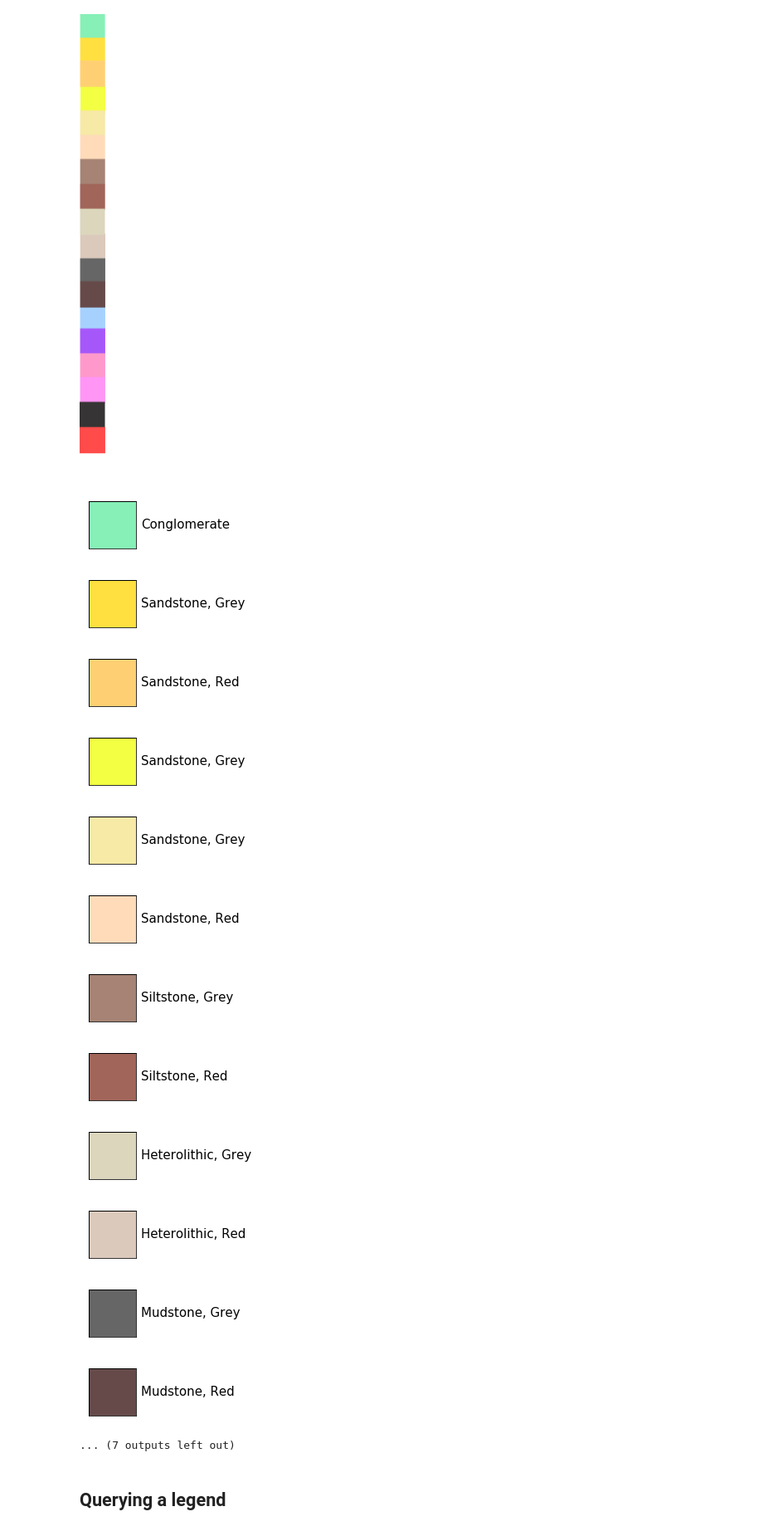
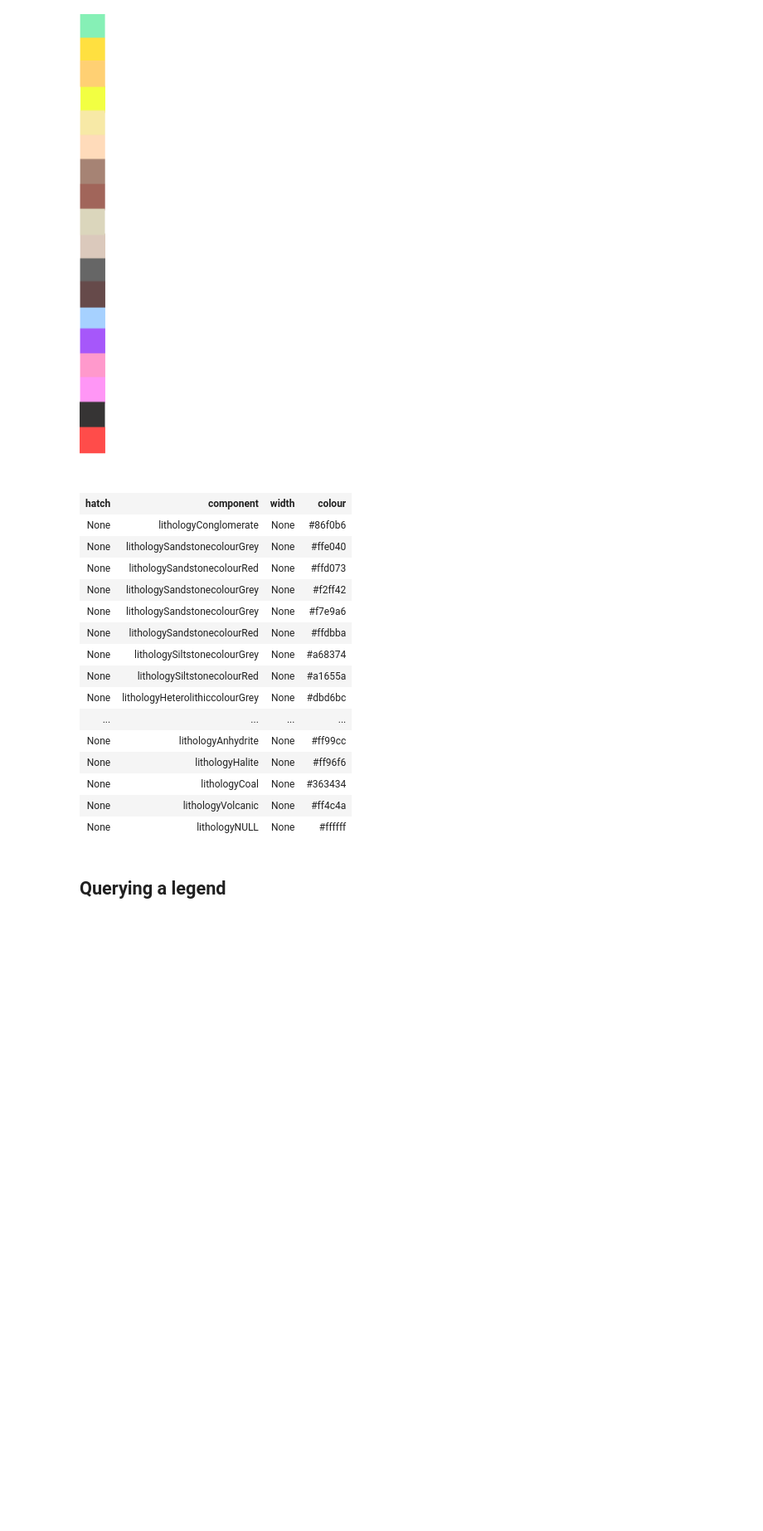
Before and after one commit to agilescientific/striplog, a Jupyter notebook: docs/tutorial/03_Display_objects.ipynb, the cells around one changed output. Shown at 83% size. Cells and saved outputs as stored; diff of their text form; code cells hidden in the pictures; blank space fills up the shorter version.

```diff
--- a/docs/tutorial/03_Display_objects.ipynb
+++ b/docs/tutorial/03_Display_objects.ipynb
@@ -386,21 +376,24 @@ None,
 # %%
 components = [Component({'lithology': l, 'colour': c}) for l, c in zip(liths, colours)]
 # %%
-Legend.from_image('z_Lithology_legend_gapless2.png', components).plot()
+Legend.from_image('z_Lithology_legend_gapless2.png', components)
 # %% [output]
-[figure, removed]
-[figure, removed]
-[figure, removed]
-[figure, removed]
-[figure, removed]
-[figure, removed]
-[figure, removed]
-[figure, removed]
-[figure, removed]
-[figure, removed]
-[figure, removed]
-[figure, removed]
-... (7 outputs left out)
+| hatch | component | width | colour |
+| None | lithologyConglomerate | None | #86f0b6 |
+| None | lithologySandstonecolourGrey | None | #ffe040 |
+| None | lithologySandstonecolourRed | None | #ffd073 |
+| None | lithologySandstonecolourGrey | None | #f2ff42 |
+| None | lithologySandstonecolourGrey | None | #f7e9a6 |
+| None | lithologySandstonecolourRed | None | #ffdbba |
+| None | lithologySiltstonecolourGrey | None | #a68374 |
+| None | lithologySiltstonecolourRed | None | #a1655a |
+| None | lithologyHeterolithiccolourGrey | None | #dbd6bc |
+| ... | ... | ... | ... |
+| None | lithologyAnhydrite | None | #ff99cc |
+| None | lithologyHalite | None | #ff96f6 |
+| None | lithologyCoal | None | #363434 |
+| None | lithologyVolcanic | None | #ff4c4a |
+| None | lithologyNULL | None | #ffffff |
 # %% [markdown]
 ## Querying a legend
 # %% [markdown]
```
Also changed, not shown: parts of 34 cells of this notebook, 25 other files.
